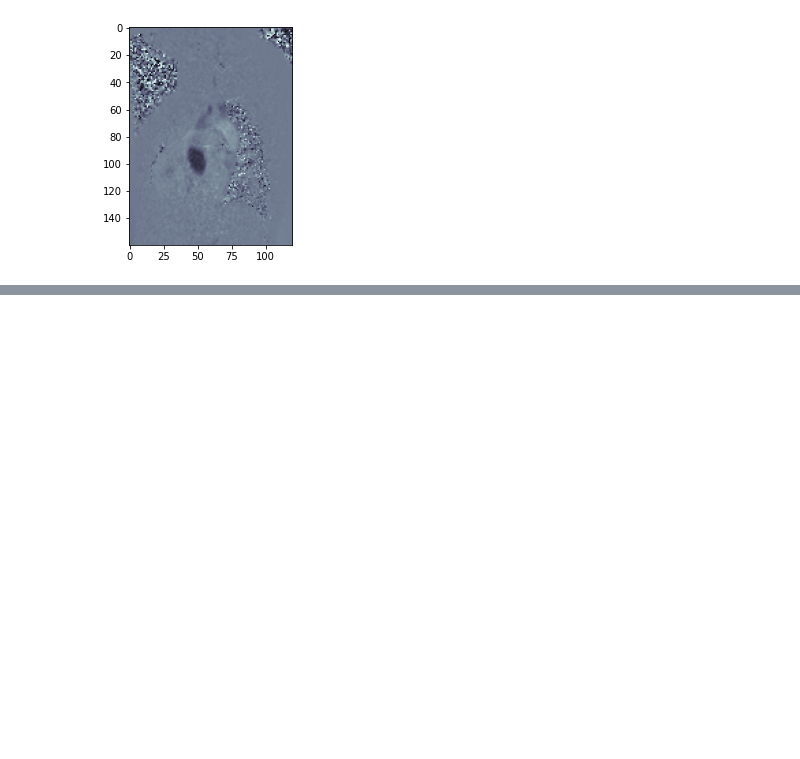
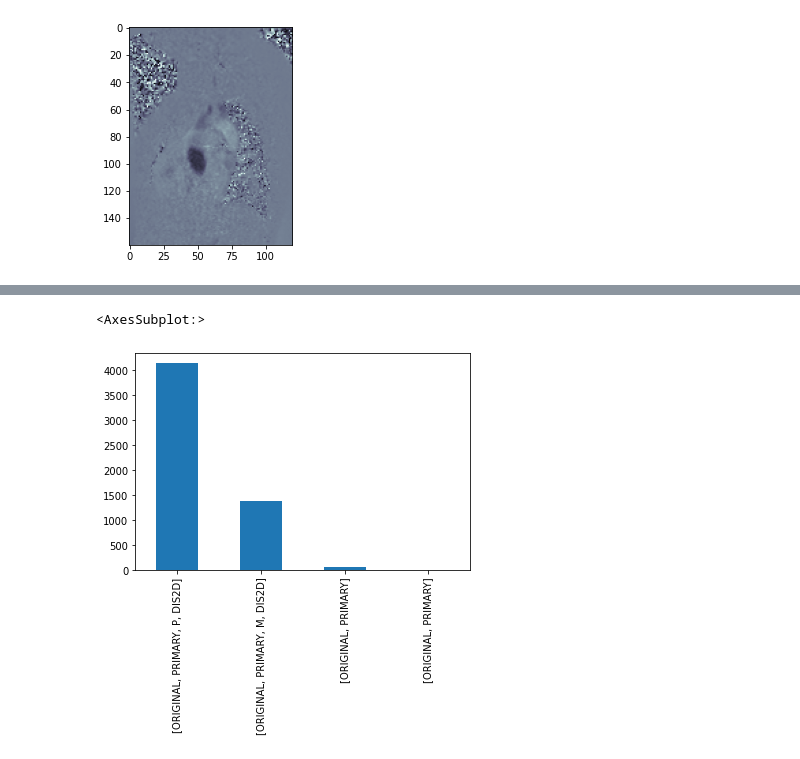
Before and after one commit to alimokh91/IMPACT_Test, a Jupyter notebook: mri_datasource/freiburg/explore_freiburg_data.ipynb, the cells around one changed output, grey strips where cells are left out. Saved outputs shown, nothing was run; the diff lists cells and outputs as text; code cells hidden in the pictures; blank space fills up the shorter version.

Commit message:
Conversion of DICOM headers to Pandas DataFrame, preliminary analysis of single directory

```diff
--- a/mri_datasource/freiburg/explore_freiburg_data.ipynb
+++ b/mri_datasource/freiburg/explore_freiburg_data.ipynb
@@ -405,0 +303,13 @@ Image filename: /home/lukasd/src/hpc-predict/data/v0/input_data/original/mri/MRT
+# %%
+# Exploratory analysis with pandas
+
+import pydicom
+import pandas as pd
+from pprint import pprint
+
+# Data generated with convert_dicom_to_pandas.py
+df = pd.read_pickle("/home/lukasd/src/hpc-predict/data/v0/input_data/preprocessed/mri/MRT Daten Bern DICOM Header/3.pkl")
+
+# Drop columns with NaN entries
+# filtered_df = df.loc[:, df.loc[0].notnull()]
+non_null_df = df.dropna(how='any',axis=1)
@@ -405,0 +337,5 @@ Image filename: /home/lukasd/src/hpc-predict/data/v0/input_data/original/mri/MRT
+# %%
+# Check for uniqueness of name
+non_null_names = non_null_df.applymap(lambda x: x.name).drop_duplicates()
+non_null_names = non_null_names.transpose().rename(columns={0:'name'})
+non_null_names
@@ -405,0 +407,5 @@ Image filename: /home/lukasd/src/hpc-predict/data/v0/input_data/original/mri/MRT
+# %%
+# Rename columns by name and extract values
+#column_renaming = {i.tag: i.name for i in non_null_df.loc[0,:]}
+non_null_df_renamed = non_null_df.rename(columns=non_null_names.loc[:,'name'].to_dict()).applymap(lambda x: x.value)
+non_null_df_renamed
@@ -405,0 +479,5 @@ Image filename: /home/lukasd/src/hpc-predict/data/v0/input_data/original/mri/MRT
+# %%
+non_null_df_renamed['Image Type'].value_counts().plot(kind='bar')
+# %% [output]
+<AxesSubplot:>
+[figure, added]
```
Also changed, not shown: parts of 18 cells of this notebook, 2 other files.
